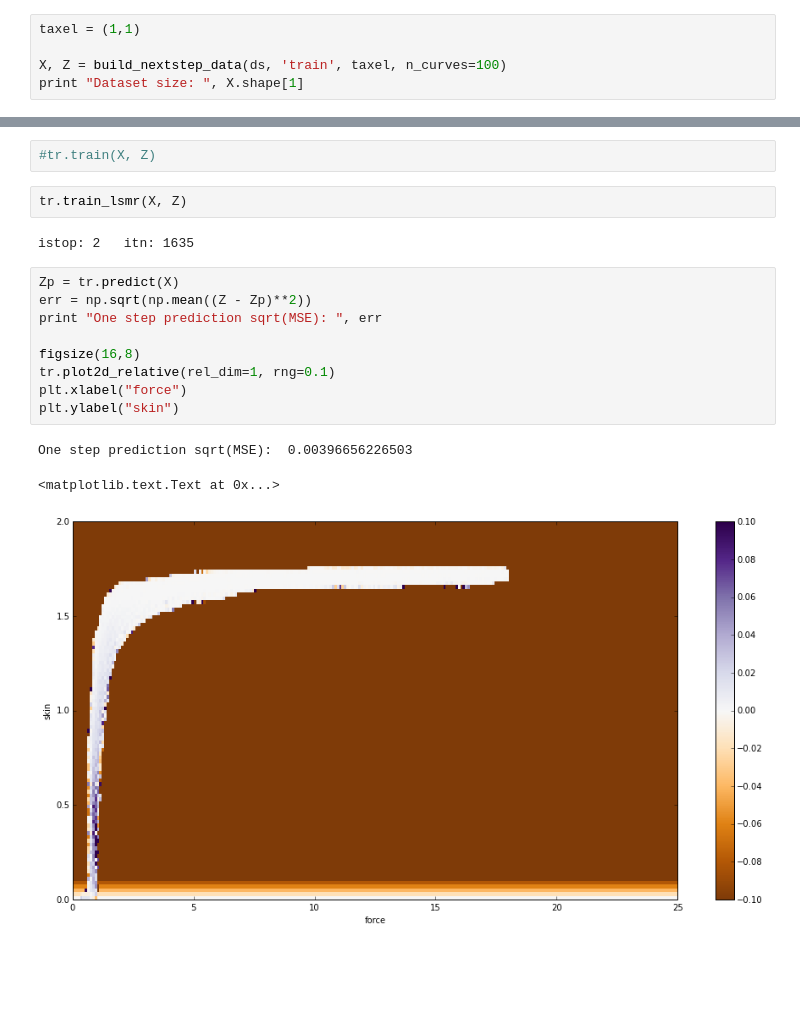
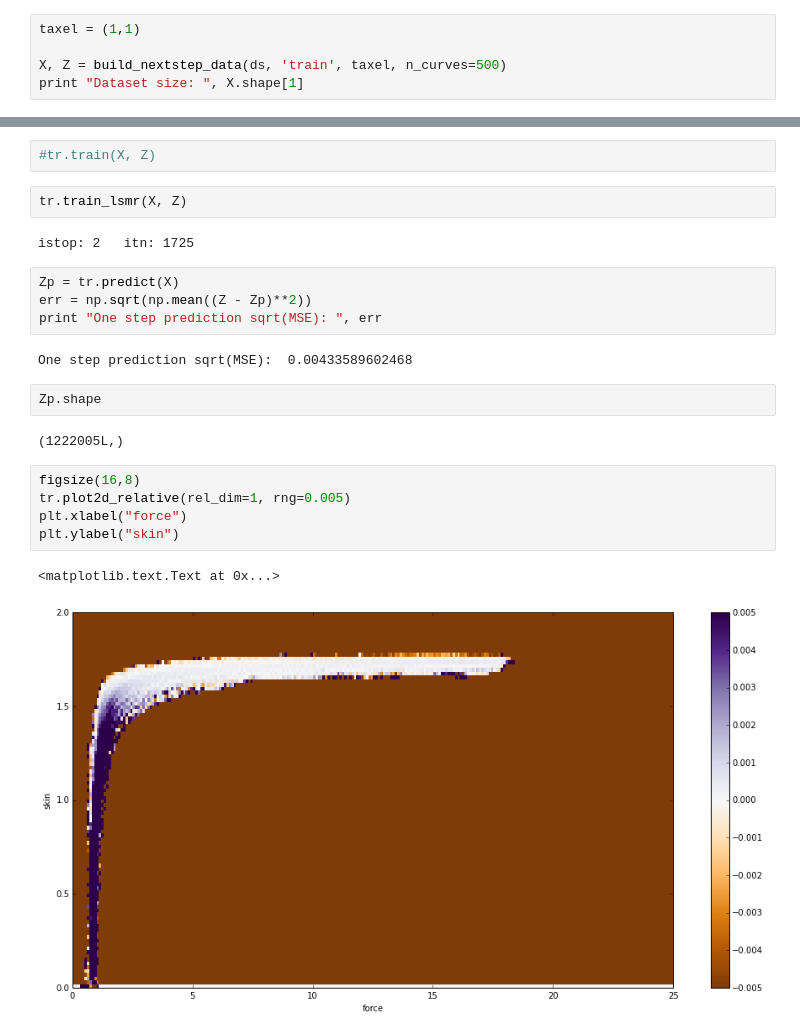
Before and after one commit to surban/ml, a Jupyter notebook: notebooks/Skin-Autoregression.ipynb, the cells around one changed output, grey strips where cells are left out. Cells and saved outputs as stored; diff of their text form; blank space fills up the shorter version.

Commit message:
skin timeseries

```diff
--- a/notebooks/Skin-Autoregression.ipynb
+++ b/notebooks/Skin-Autoregression.ipynb
@@ -21,6 +25,6 @@ Sampling interval:          0.01 s
 # %%
 taxel = (1,1)
 
-X, Z = build_nextstep_data(ds, 'train', taxel, n_curves=100)
+X, Z = build_nextstep_data(ds, 'train', taxel, n_curves=500)
 print "Dataset size: ", X.shape[1]
 # %% [output]
@@ -44,17 +48,22 @@ Number of weights: 25000
 # %%
 tr.train_lsmr(X, Z)
 # %% [output]
-istop: 2   itn: 1635
+istop: 2   itn: 1725
 # %%
 Zp = tr.predict(X)
 err = np.sqrt(np.mean((Z - Zp)**2))
 print "One step prediction sqrt(MSE): ", err
-
-figsize(16,8)
-tr.plot2d_relative(rel_dim=1, rng=0.1)
-plt.xlabel("force")
-plt.ylabel("skin")
 # %% [output]
-One step prediction sqrt(MSE):  0.00396656226503
+One step prediction sqrt(MSE):  0.00433589602468
-<matplotlib.text.Text at 0x...>
-[figure, removed]
+# %%
+Zp.shape
+# %% [output]
+(1222005L,)
+# %%
+figsize(16,8)
+tr.plot2d_relative(rel_dim=1, rng=0.005)
+plt.xlabel("force")
+plt.ylabel("skin")
+# %% [output]
+<matplotlib.text.Text at 0x...>
+[figure, added]
```
Also changed, not shown: parts of 3 cells of this notebook, 3 other files.
